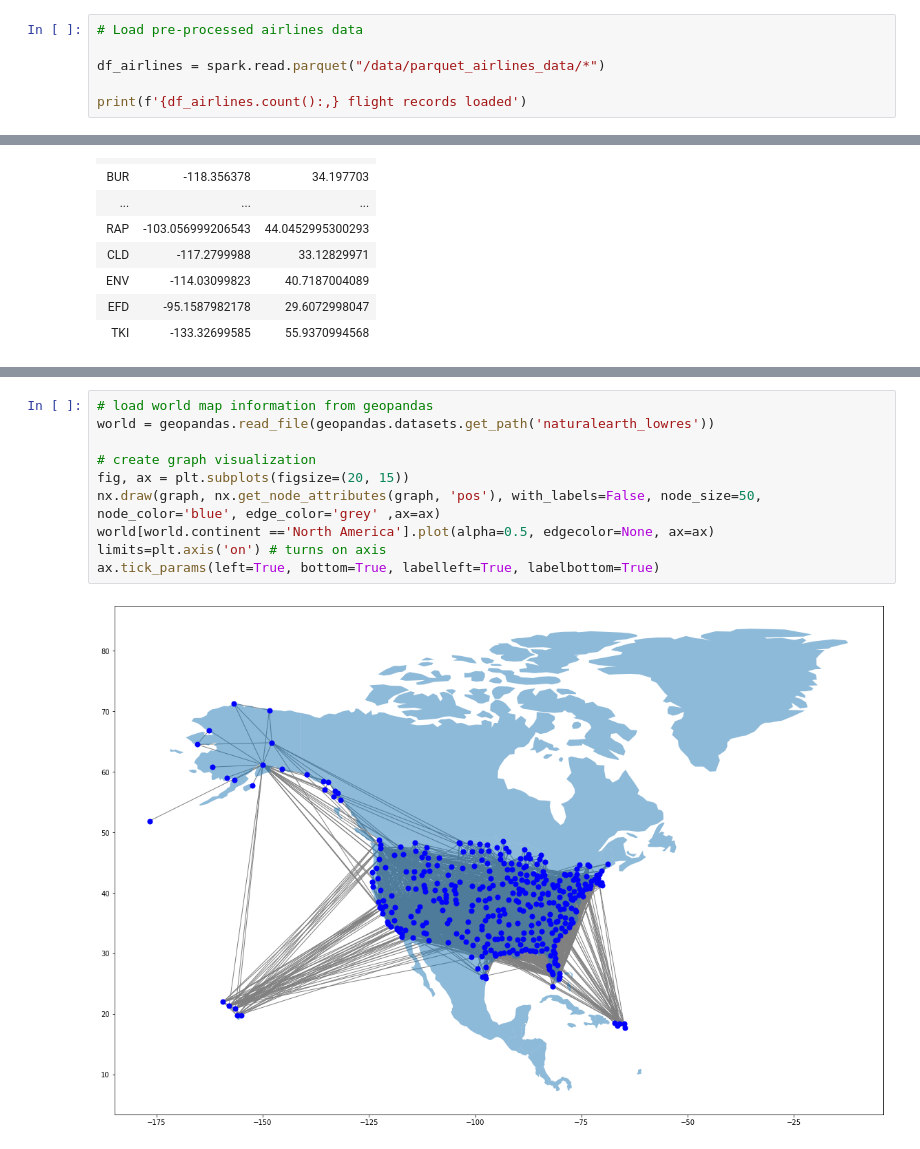
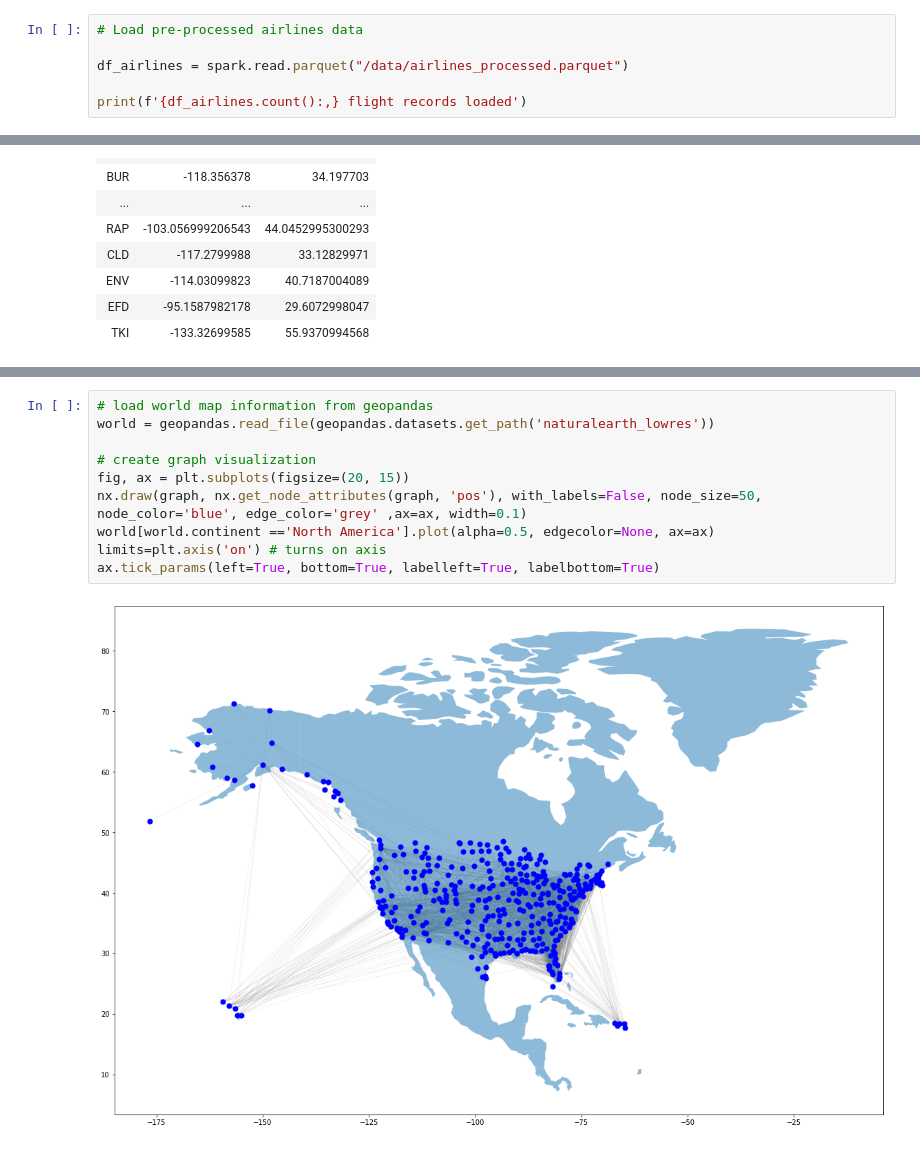
Before and after one commit to ipietri/projects, a Jupyter notebook: Flight_departure_delays_prediction/PageRank.ipynb, the cells around one changed output, grey strips where cells are left out. Saved outputs shown, nothing was run; the diff lists cells and outputs as text.

```diff
--- a/Flight_departure_delays_prediction/PageRank.ipynb
+++ b/Flight_departure_delays_prediction/PageRank.ipynb
@@ -68,7 +68,7 @@ Using the nodes degrees in the graph, create a proxy categorical variable to rep
 # %%
 # Load pre-processed airlines data
 
-df_airlines = spark.read.parquet("/data/parquet_airlines_data/*")
+df_airlines = spark.read.parquet("/data/airlines_processed.parquet")
 
 print(f'{df_airlines.count():,} flight records loaded')
 # %% [output]
@@ -685,12 +685,12 @@ graph.remove_node('PPG')
 # %%
 # load world map information from geopandas
 world = geopandas.read_file(geopandas.datasets.get_path('naturalearth_lowres'))
 
 # create graph visualization
 fig, ax = plt.subplots(figsize=(20, 15))
-nx.draw(graph, nx.get_node_attributes(graph, 'pos'), with_labels=False, node_size=50, node_color='blue', edge_color='grey' ,ax=ax)
+nx.draw(graph, nx.get_node_attributes(graph, 'pos'), with_labels=False, node_size=50, node_color='blue', edge_color='grey' ,ax=ax, width=0.1)
 world[world.continent =='North America'].plot(alpha=0.5, edgecolor=None, ax=ax)
 limits=plt.axis('on') # turns on axis
 ax.tick_params(left=True, bottom=True, labelleft=True, labelbottom=True)
 # %% [output]
-[figure, old version]
+[figure, new version]
```
Also changed, not shown: parts of 4 cells of this notebook.
